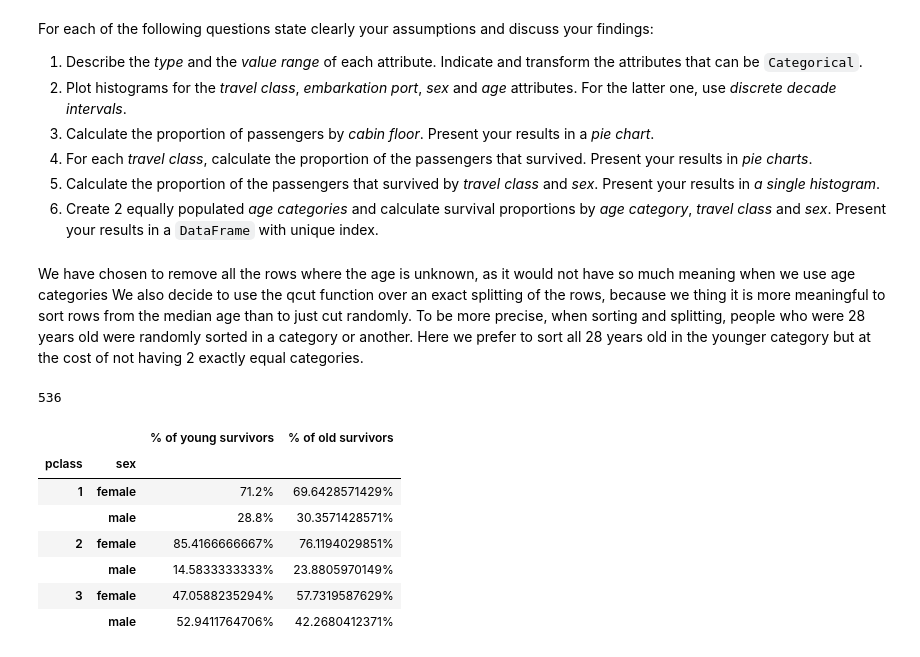
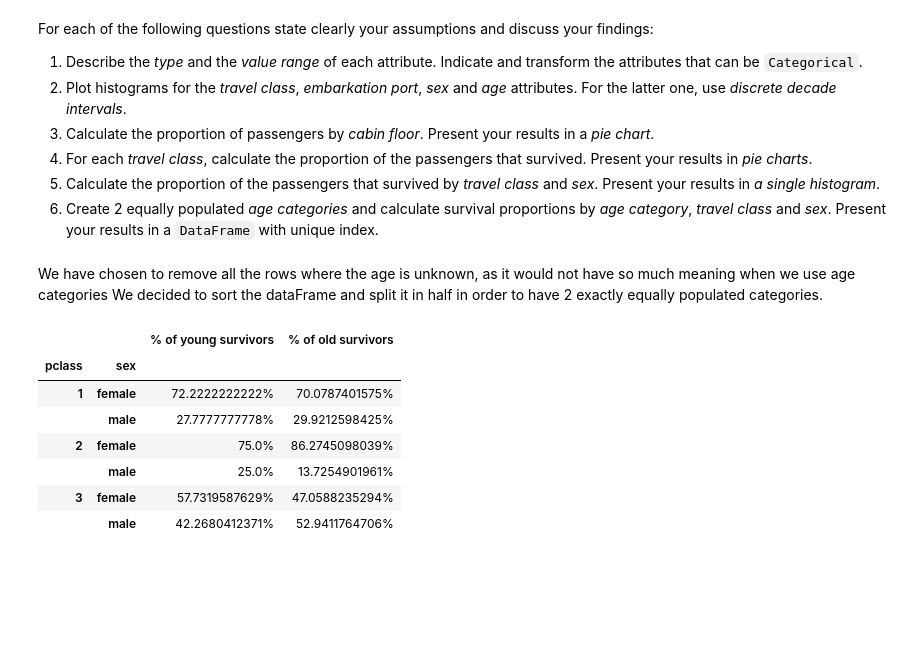
Before and after one commit to ImLemni/ada-epfl, a Jupyter notebook: 01-pandas/01-lemni/Homework 1.ipynb, the cells around one changed output. Cells and saved outputs as stored; diff of their text form; code cells hidden in the pictures; blank space fills up the shorter version.

```diff
--- a/01-pandas/01-lemni/Homework 1.ipynb
+++ b/01-pandas/01-lemni/Homework 1.ipynb
@@ -117,41 +117,39 @@ For each of the following questions state clearly your assumptions and discuss y
 4. For each *travel class*, calculate the proportion of the passengers that survived. Present your results in *pie charts*.
 5. Calculate the proportion of the passengers that survived by *travel class* and *sex*. Present your results in *a single histogram*.
 6. Create 2 equally populated *age categories* and calculate survival proportions by *age category*, *travel class* and *sex*. Present your results in a `DataFrame` with unique index.
-# %% [markdown]
-We have chosen to remove all the rows where the age is unknown, as it would not have so much meaning when we use age categories
-We also decide to use the qcut function over an exact splitting of the rows, because we thing it is more meaningful to sort
-rows from the median age than to just cut randomly. To be more precise, when sorting and splitting, people who were 28 years old were
-randomly sorted in a category or another. Here we prefer to sort all 28 years old in the younger category but at the cost of not having
-2 exactly equal categories.
+# %% [markdown]
+We have chosen to remove all the rows where the age is unknown, as it would not have so much meaning when we use age categories
+We decided to sort the dataFrame and split it in half in order to have 2 exactly equally populated categories.
 # %%
 titanicData= pd.read_excel(DATA_FOLDER + '/titanic.xls')
 toSort = pd.DataFrame.copy(titanicData)
 toSort.dropna(axis=0,subset=['age'],inplace=True)
 toSort.dropna(axis=0,subset=['survived'],inplace=True)
-fP = pd.qcut(toSort.age,2,labels=False)
-fP = [bool(x) for x in fP]
-res[0] = toSort[fP]
-res[1] = toSort[np.logical_not(fP)]
+#fP = pd.qcut(toSort.age,2,labels=False)
+#fP = [bool(x) for x in fP]
+#res[0] = toSort[fP]
+#res[1] = toSort[np.logical_not(fP)]
+toSort.sort_values(by=['age'],inplace=True)
+res =np.split(toSort,2)
 fr=[]
 for i in range(2):
     res[i]['survived'].dropna().value_counts(normalize=True)
     tem =res[i].groupby(['pclass', 'sex']).agg({'survived': 'sum'})
     tem = tem.groupby(level=0).apply(lambda x:100 * x / float(x.sum()))
     fr.append(tem)
 re = pd.concat(fr,axis=1,keys=['young','old'])
 re.columns = re.columns.droplevel(level = 1)
 re['young'] = re['young'].astype(str) + '%'
 re['old'] = re['old'].astype(str) + '%'
 re.rename(columns = {'young':'% of young survivors'},inplace=True)
 re.rename(columns = {'old':'% of old survivors'},inplace=True)
 re
 # %% [output]
-536
 |  |  | % of young survivors | % of old survivors |
 | pclass | sex |  |  |
-| 1 | female | 71.2% | 69.6428571429% |
-|  | male | 28.8% | 30.3571428571% |
-| 2 | female | 85.4166666667% | 76.1194029851% |
-|  | male | 14.5833333333% | 23.8805970149% |
-| 3 | female | 47.0588235294% | 57.7319587629% |
-|  | male | 52.9411764706% | 42.2680412371% |
+| 1 | female | 72.2222222222% | 70.0787401575% |
+|  | male | 27.7777777778% | 29.9212598425% |
+| 2 | female | 75.0% | 86.2745098039% |
+|  | male | 25.0% | 13.7254901961% |
+| 3 | female | 57.7319587629% | 47.0588235294% |
+|  | male | 42.2680412371% | 52.9411764706% |
```
